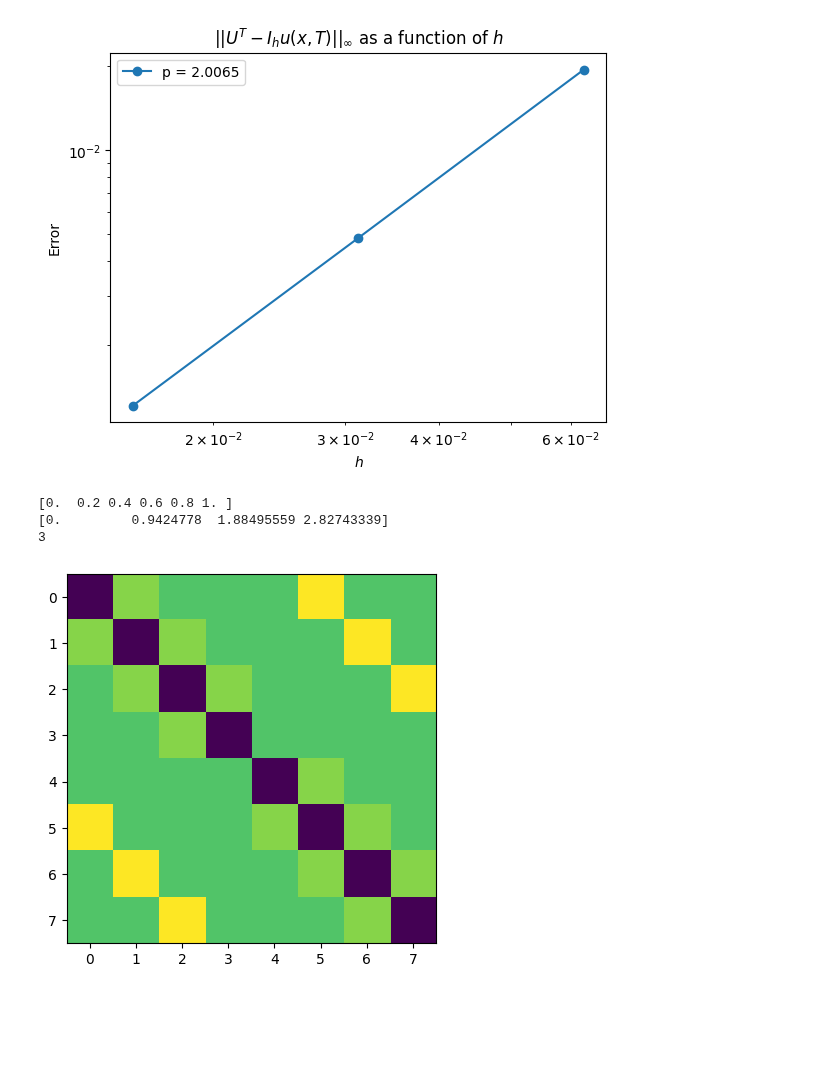
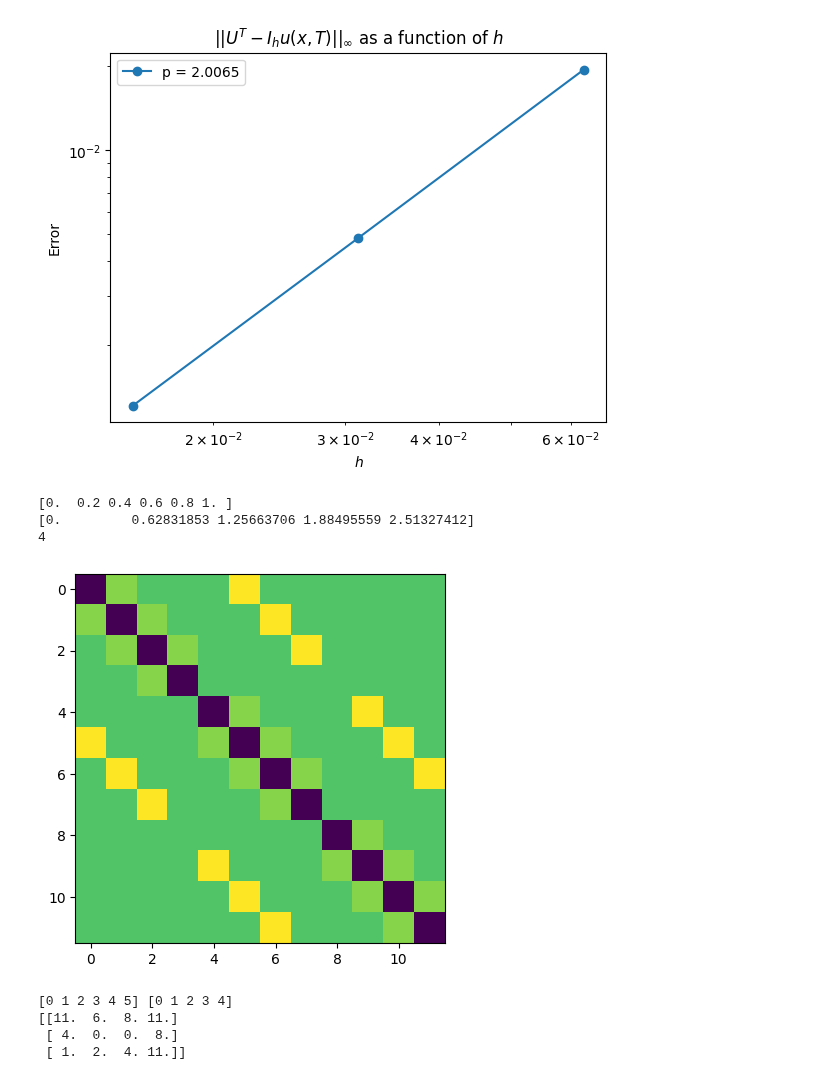
Before and after one commit to aledha/TMA4212-NumDiffDiff, a Jupyter notebook: Project 1/Proj1_code.ipynb, the cells around one changed output. Saved outputs shown, nothing was run; the diff lists cells and outputs as text; code cells hidden in the pictures; blank space fills up the shorter version.

```diff
--- a/Project 1/Proj1_code.ipynb
+++ b/Project 1/Proj1_code.ipynb
@@ -40,26 +40,29 @@ def dirichlet(boundaries, alpha = 1, beta = 1):
     """
     l, t, r, b = boundaries
     M = t.shape[0] - 1
-    N = l.shape[0] - 1         # l is M+1
+    N = l.shape[0] - 1         # l is N+1
     G = np.zeros((N-1, M-1))
     G[0, 1:] += beta * b[1:M-1]
     G[-1, :-1] += beta * t[2: M]
     G[:, 0] += alpha * l[1:N] + beta * l[0:N-1]
     G[:, -1] += alpha * r[1:N] + beta * r[2:N+1]
-    """plt.imshow(G)
+    """  print(G)
+    plt.imshow(G)
     plt.show()"""
     return G.flatten()
 
 
 # Testing
-M = 5
-l = np.arange(M+1)
-t = np.arange(M+1)
-r = np.arange(M+1)
-b = np.arange(M+1)
+M = 50
+N = 30
+l = np.sin(np.arange(N+1))
+t = np.sin(np.arange(M+1))
+r = np.sin(np.arange(N+1))
+b = np.sin(np.arange(M+1))
 
-g2 = dirichlet([l, t, r, b], 1, 2)
+g2 = dirichlet([l, t, r, b], 1, 1)
 #G = np.flip(g2.reshape((M-1,M-1)), 0)
-print(np.flip(g2.reshape((M-1,M-1)), 0))
+print(np.flip(g2.reshape((N-1,M-1)), 0))
 #np.pad(G, [(1,1)])
+plt.imshow(g2.reshape((N-1,M-1)))
 # %% [output]
@@ -311,7 +326,7 @@ M array:  [16 32 64]
 # %%
 M = 5
 h = 1 / M
-r = np.pi*1.5
+r = np.pi
 k = h * r
 
 x = np.linspace(0, 1, M+1)
@@ -322,20 +337,34 @@ N = len(y) - 1
 print(N)
 # %% [output]
 [0.  0.2 0.4 0.6 0.8 1. ]
-[0.         0.9424778  1.88495559 2.82743339]
-3
+[0.         0.62831853 1.25663706 1.88495559 2.51327412]
+4
 # %%
 def matrixmaker(alpha, beta, M, N=M):
     C = ndiag([alpha, -2*(alpha + beta), alpha], [-1,0,1], M-1)
     B = ndiag([beta], [1], M-1)
     D = ndiag([beta], [-1], M-1)
     A = triblock(C,B,D,N)
     return A
+M = 5
+N = 4
 
-plt.imshow(matrixmaker(1, 3, 5, 3))
+plt.imshow(matrixmaker(1, 3, M, N))
 plt.show()
+l = np.arange(N+1)
+t = np.arange(M+1)
+r = np.arange(N+1)
+b = np.arange(M+1)
+boundaries = [l,t,r,b]
+print(t, l)
+g = dirichlet(boundaries, 1,2)
+print(np.flip(g.reshape(N-1, M-1),0))
 # %% [output]
-[figure, old version]
+[figure, new version]
+[0 1 2 3 4 5] [0 1 2 3 4]
+[[11.  6.  8. 11.]
+ [ 4.  0.  0.  8.]
+ [ 1.  2.  4. 11.]]
 # %%
 def solver_phat(f, boundaries, a, M, N=M):
     h = 1/M
```
Also changed, not shown: parts of 4 cells of this notebook.
